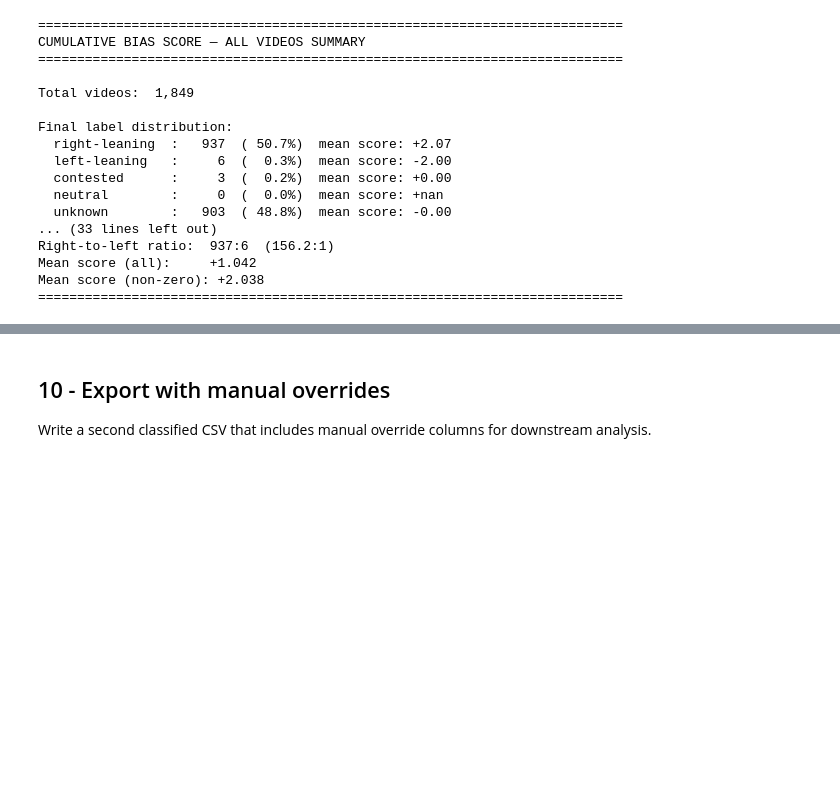
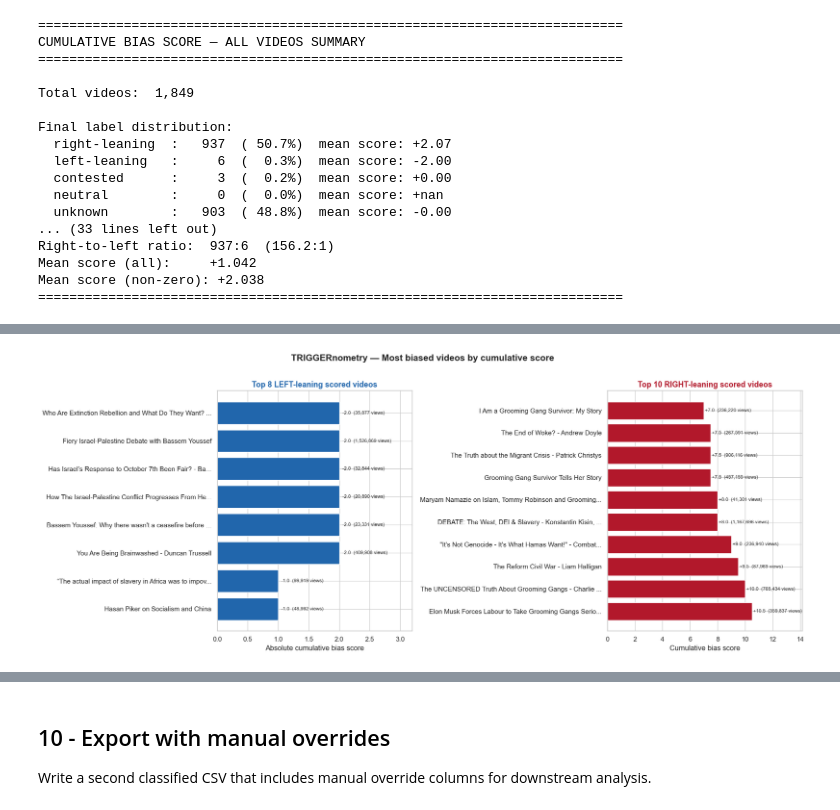
Before and after one commit to nathormond/statistics-notes, a Jupyter notebook: scripts/utils/yt-channel-data/notebooks/05-political-bias-evaluation-pipeline.ipynb, the cells around one changed output, grey strips where cells are left out. Drawn from its saved outputs; the diff is of its cells as text; code cells hidden in the pictures; blank space fills up the shorter version.

Commit message:
feat: triggernometry bias evaluation

```diff
--- a/scripts/utils/yt-channel-data/notebooks/05-political-bias-evaluation-pipeline.ipynb
+++ b/scripts/utils/yt-channel-data/notebooks/05-political-bias-evaluation-pipeline.ipynb
@@ -1080,0 +1085,89 @@ Mean score (non-zero): +2.038
+# %%
+# ── Top scored left-leaning vs right-leaning videos ───────────────────
+
+n_right_show = 10
+top_right = df.nlargest(n_right_show, "cumulative_bias_score")[
+    ["title", "cumulative_bias_score", "final_label", "guest_name_detected", "published_date", "type", "view_count"]
+].copy()
+
+top_left = df.nsmallest(n_right_show, "cumulative_bias_score")[
+    ["title", "cumulative_bias_score", "final_label", "guest_name_detected", "published_date", "type", "view_count"]
+].copy()
+# Only keep genuinely left-scored entries (negative scores)
+top_left = top_left[top_left["cumulative_bias_score"] < 0]
+
+# Truncate titles for display
+def short_title(row):
+    guest = str(row["guest_name_detected"]) if pd.notna(row["guest_name_detected"]) else ""
+    t = str(row["title"])
+    if len(t) > 55:
+        t = t[:52] + "..."
+    return t
+
+top_right["label"] = top_right.apply(short_title, axis=1)
+top_left["label"] = top_left.apply(short_title, axis=1)
+
+fig, axes = plt.subplots(1, 2, figsize=(18, 7), gridspec_kw={"width_ratios": [1, 1]})
+
+# ── Left panel: top LEFT-leaning ──────────────────────────────────────
+ax_left = axes[0]
+left_sorted = top_left.sort_values("cumulative_bias_score", ascending=True)
+bars_l = ax_left.barh(
+    left_sorted["label"],
+    left_sorted["cumulative_bias_score"].abs(),
+    color="#2166ac",
+    edgecolor="white",
+)
+for bar, score, views in zip(bars_l, left_sorted["cumulative_bias_score"], left_sorted["view_count"]):
+    ax_left.text(
+        bar.get_width() + 0.05, bar.get_y() + bar.get_height() / 2,
+        f"{score:+.1f}  ({int(views):,} views)",
+        va="center", fontsize=8, color="#333333",
+    )
+ax_left.set_xlabel("Absolute cumulative bias score")
+ax_left.set_title(f"Top {len(left_sorted)} LEFT-leaning scored videos", fontsize=13, fontweight="bold", color="#2166ac")
+ax_left.invert_yaxis()
+ax_left.set_xlim(0, left_sorted["cumulative_bias_score"].abs().max() * 1.6)
+
+# ── Right panel: top RIGHT-leaning ────────────────────────────────────
+ax_right = axes[1]
+right_sorted = top_right.sort_values("cumulative_bias_score", ascending=True)
+bars_r = ax_right.barh(
+    right_sorted["label"],
+    right_sorted["cumulative_bias_score"],
+    color="#b2182b",
+    edgecolor="white",
+)
+for bar, score, views in zip(bars_r, right_sorted["cumulative_bias_score"], right_sorted["view_count"]):
+    ax_right.text(
+        bar.get_width() + 0.1, bar.get_y() + bar.get_height() / 2,
+        f"+{score:.1f}  ({int(views):,} views)",
+        va="center", fontsize=8, color="#333333",
+    )
+ax_right.set_xlabel("Cumulative bias score")
+ax_right.set_title(f"Top {len(right_sorted)} RIGHT-leaning scored videos", fontsize=13, fontweight="bold", color="#b2182b")
+ax_right.invert_yaxis()
+ax_right.set_xlim(0, right_sorted["cumulative_bias_score"].max() * 1.35)
+
+fig.suptitle(
+    "TRIGGERnometry — Most biased videos by cumulative score",
+    fontsize=15, fontweight="bold", y=1.01,
+)
+plt.tight_layout()
+plt.show()
+
+# Print left-leaning detail table
+print(f"\n{'─' * 75}")
+print(f"LEFT-LEANING VIDEO DETAIL ({len(top_left)} videos)")
+print(f"{'─' * 75}")
+for _, row in left_sorted.iterrows():
+    print(
+        f"  {row['cumulative_bias_score']:+5.1f}  "
+        f"[{row['type']:10s}]  "
+        f"{str(row['published_date'])[:10]}  "
+        f"{row['guest_name_detected'] or 'N/A':20s}  "
+        f"{int(row['view_count']):>10,} views  "
+        f"{str(row['title'])[:60]}"
+    )
+# %% [output]
+[figure, added]
```
Also changed, not shown: parts of 2 cells of this notebook, 4 other files.
